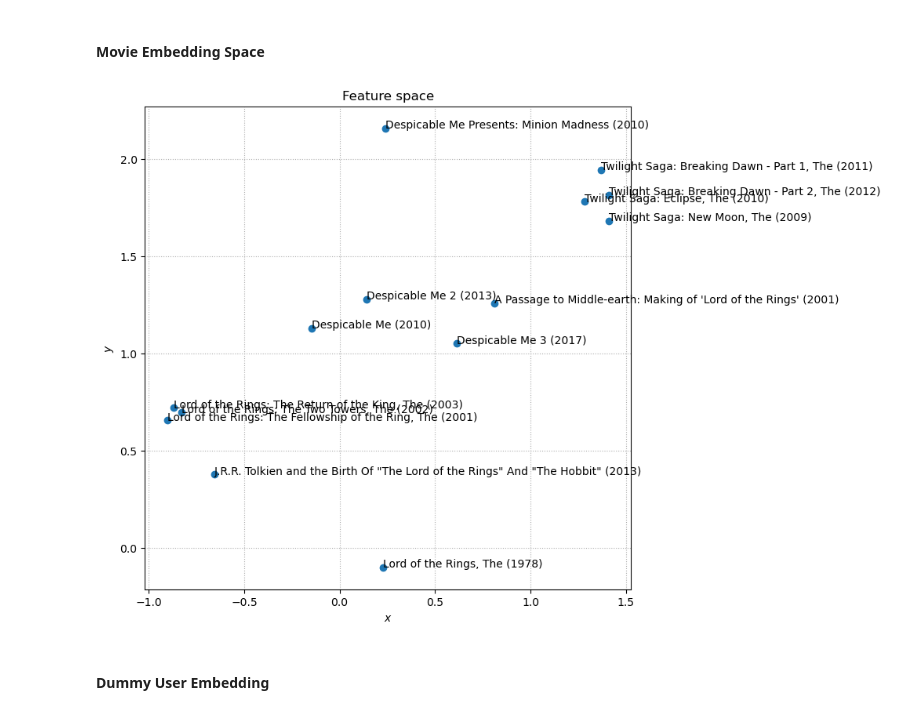
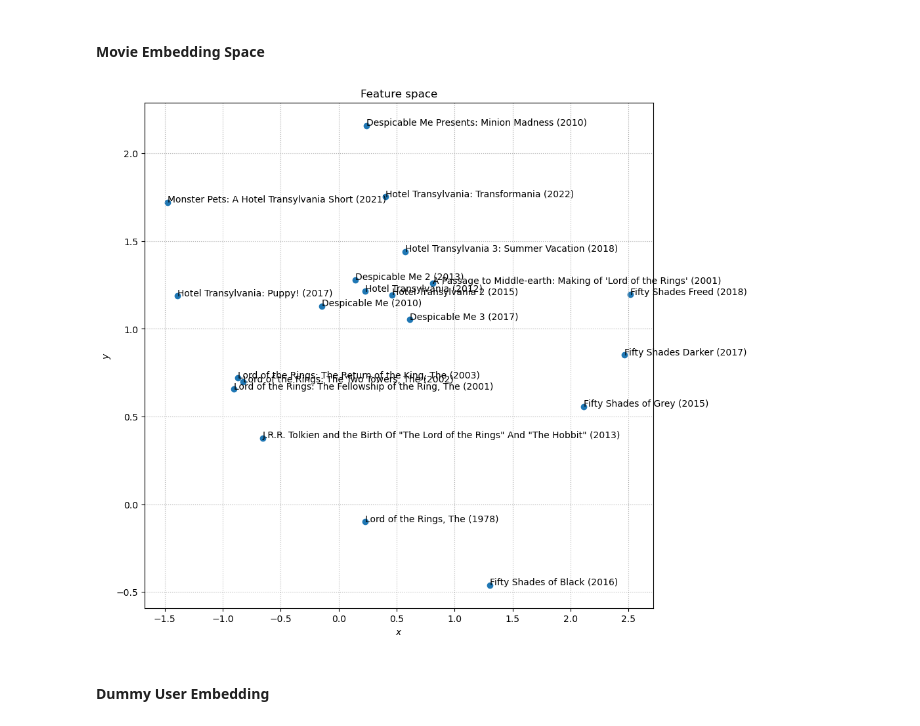
Before and after one commit to Toavina00/Recommender-system, a Jupyter notebook: notebooks/experiment.ipynb, the cells around one changed output. Saved outputs shown, nothing was run; the diff lists cells and outputs as text; code cells hidden in the pictures.

```diff
--- a/notebooks/experiment.ipynb
+++ b/notebooks/experiment.ipynb
@@ -66,26 +66,31 @@ idx_to_title = {v: movie_id_to_title[k] for k, v in movie_id_to_idx.items()}
 # %%
 movie_choice = list(
     filter(
-        lambda x: ("Twilight Saga" in idx_to_title[x]) or ("Lord of the Rings" in idx_to_title[x]) or ("Despicable Me" in idx_to_title[x]),
+        lambda x: (
+            ("Lord of the Rings" in idx_to_title[x])
+            or ("Fifty Shades" in idx_to_title[x])
+            or ("Despicable Me" in idx_to_title[x])
+            or ("Hotel Transylvania" in idx_to_title[x])
+        ),
         range(len(movie_user))
     )
 )
 # %%
-plt.subplots(figsize=(8, 8))
+plt.subplots(figsize=(10, 10))
 
 plt.scatter(movie_embeddings_2d[movie_choice, 0], movie_embeddings_2d[movie_choice, 1])
 
 for i in movie_choice:
     plt.annotate(idx_to_title[i], movie_embeddings_2d[i])
 
 plt.title("Feature space")
 plt.xlabel("$x$")
 plt.ylabel("$y$")
 plt.grid(True, linestyle=":")
 plt.savefig("../artifacts/plot/32m_movie_embedd_space.svg", format="svg")
 plt.show()
 # %% [output]
-[figure, old version]
+[figure, new version]
 # %% [markdown]
 #### Dummy User Embedding
 # %%
```
Also changed, not shown: parts of 4 cells of this notebook, 1 other file.
